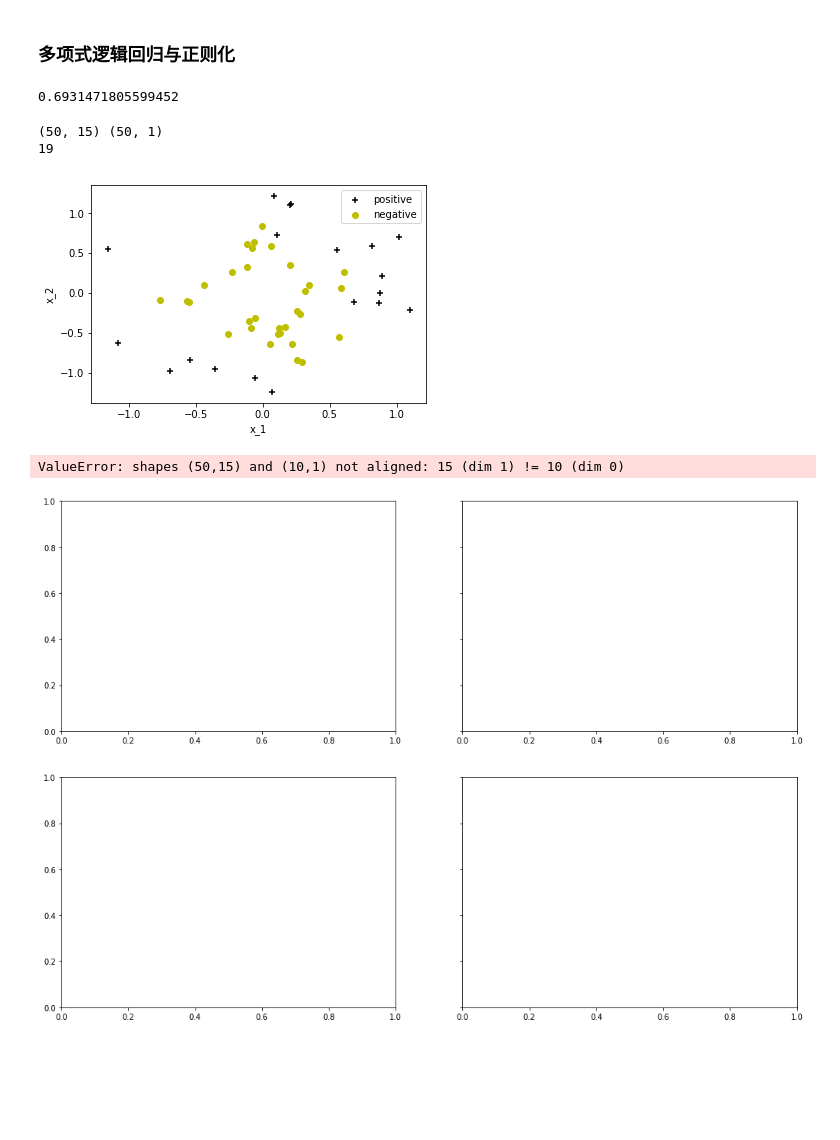
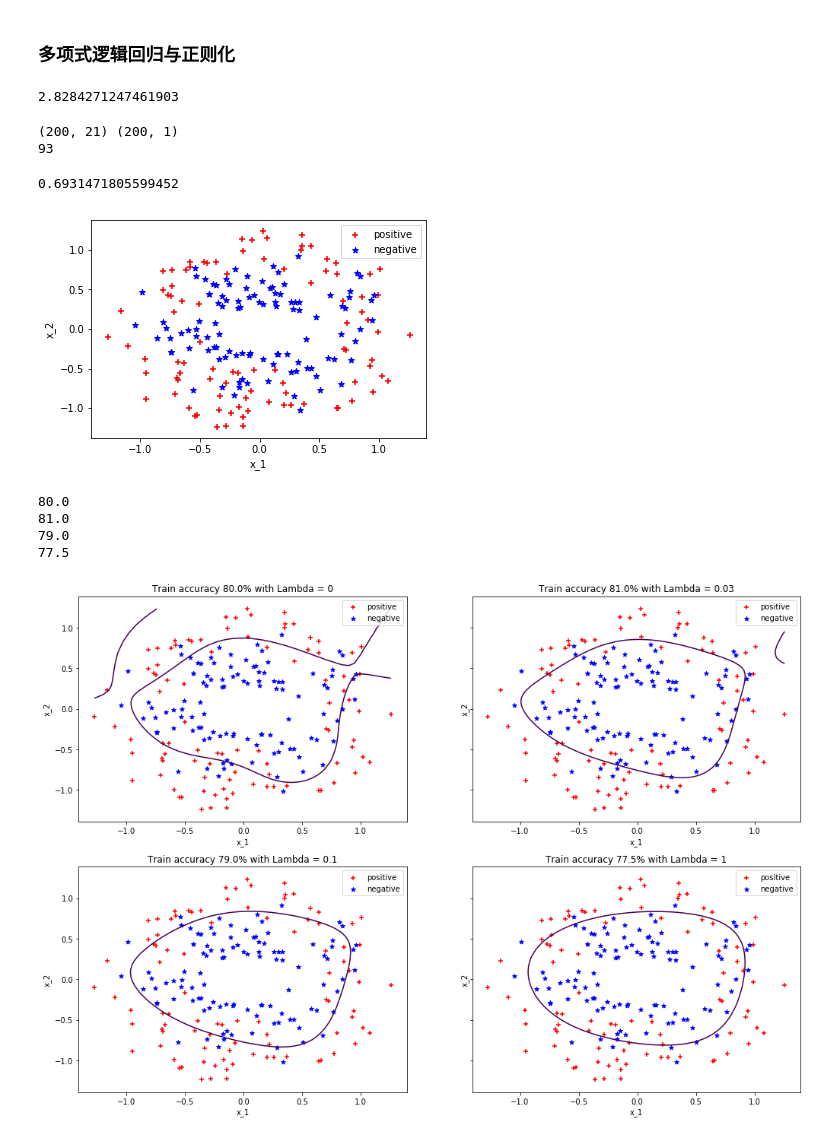
Before and after one commit to TapasTech/EasyShare-ML, a Jupyter notebook: Logistic-Regression.ipynb, the cells around one changed output. Saved outputs shown, nothing was run; the diff lists cells and outputs as text; code cells hidden in the pictures; blank space fills up the shorter version.

```diff
--- a/Logistic-Regression.ipynb
+++ b/Logistic-Regression.ipynb
@@ -40,8 +55,8 @@ def plotData(X, y, xlabel='x_1', ylabel='x_2', axes=None, label_pos='positive',
     neg_index = y[:, 0] == 0
     if axes == None:
         axes = plt.gca()
-    axes.scatter(X[pos_index][:,1], X[pos_index][:,2], marker='+', c='k', label=label_pos)
-    axes.scatter(X[neg_index][:,1], X[neg_index][:,2], marker='o', c='y',  label=label_neg)
+    axes.scatter(X[pos_index][:,1], X[pos_index][:,2], marker='+', c='r', label=label_pos)
+    axes.scatter(X[neg_index][:,1], X[neg_index][:,2], marker='*', c='b', label=label_neg)
     axes.set_xlabel(xlabel)
     axes.set_ylabel(ylabel)
     axes.legend();
@@ -96,7 +147,3 @@ print(res)
 # %%
 def predict(theta, x, threshold=0.5):
     return (sigmoid(x.dot(theta.T)) >= threshold).astype('int')
-# %%
-p = predict(res.x, X)
-accuracy = sum(p == y.flatten()) / y.size
-print(accuracy)
@@ -105,10 +156,2 @@ print(accuracy)
 # %% [markdown]
 #### 决策边界
-# %%
-plotData(X, y)
-x1_min, x1_max = X[:,1].min(), X[:,1].max()
-x2_min, x2_max = X[:,2].min(), X[:,2].max()
-xx1, xx2 = np.meshgrid(np.linspace(x1_min, x1_max), np.linspace(x2_min, x2_max))
-h = sigmoid(np.c_[np.ones((xx1.ravel().shape[0],1)), xx1.ravel(), xx2.ravel()].dot(res.x)).reshape(xx1.shape)
-# print(h.shape)
-plt.contour(xx1, xx2, h, [0.5], colors='r')
@@ -155,45 +212,52 @@ def gradientReg(theta, reg, *args):
     h = sigmoid(XX.dot(theta.reshape(-1,1)))
     grad = (1/m)*XX.T.dot(h-y) + (reg/m)*np.r_[[[0]],theta[1:].reshape(-1,1)]
     return(grad.flatten())
-# %%
-initial_theta = np.zeros(XX.shape[1])
-costFunctionReg(initial_theta, 1, XX, y)
-# %% [output]
-0.6931471805599452
+# %%
+dx= 10
+print(calcDist([2,2],[0,0]))
+# %% [output]
+2.8284271247461903
 # %%
-m = 50
-degree = 4
-X, y = generateRadialData(m, 1, 0.3)
+m = 200
+degree = 5
+X, y = generateRadialData(m, 1, 0.7)
 poly = PolynomialFeatures(degree)
 XX = poly.fit_transform(X)
 print(XX.shape, y.shape)
 plotData(XX, y)
 print(np.sum(y))
+
+initial_theta = np.zeros(XX.shape[1])
+costFunctionReg(initial_theta, 1, XX, y)
 # %% [output]
-(50, 15) (50, 1)
-19
+(200, 21) (200, 1)
+93
+0.6931471805599452
-[figure, old version]
+[figure, new version]
 # %%
 fig, axes = plt.subplots(2,2, sharey = True, figsize=(17,12))
 
-for i, C in enumerate([0, 0.01, 0.1, 1]):
+for i, C in enumerate([0, 0.03, 0.1, 1]):
 
     # Optimize costFunctionReg
     res2 = minimize(costFunctionReg, initial_theta, args=(C, XX, y), method=None, jac=gradientReg, options={'maxiter':3000})
     # Accuracy
     accuracy = 100*sum(predict(res2.x, XX) == y.ravel())/y.size
     print(accuracy)
 
     x1_min, x1_max = X[:,0].min(), X[:,0].max(),
     x2_min, x2_max = X[:,1].min(), X[:,1].max(),
     xx1, xx2 = np.meshgrid(np.linspace(x1_min, x1_max), np.linspace(x2_min, x2_max))
     h = sigmoid(poly.fit_transform(np.c_[xx1.ravel(), xx2.ravel()]).dot(res2.x))
     h = h.reshape(xx1.shape)
 
     plotData(XX, y, axes=axes.flatten()[i])
 
     axes.flatten()[i].contour(xx1, xx2, h, [0.5])
     axes.flatten()[i].set_title('Train accuracy {}% with Lambda = {}'.format(np.round(accuracy, decimals=2), C))
 # %% [output]
-ValueError: shapes (50,15) and (10,1) not aligned: 15 (dim 1) != 10 (dim 0)
+80.0
+81.0
+79.0
+77.5
-[figure, old version]
+[figure, new version]
```
Also changed, not shown: parts of 37 cells of this notebook.
